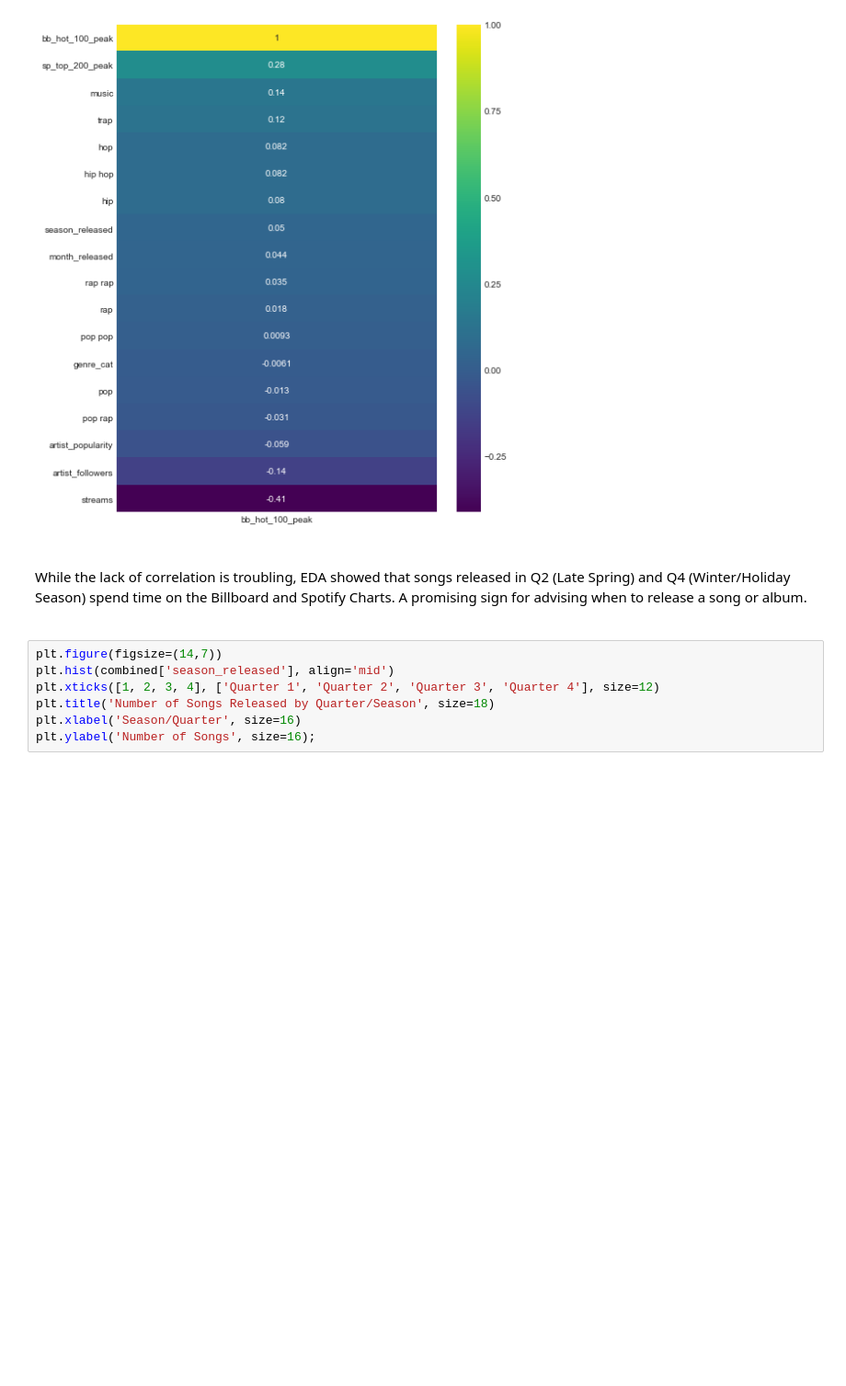
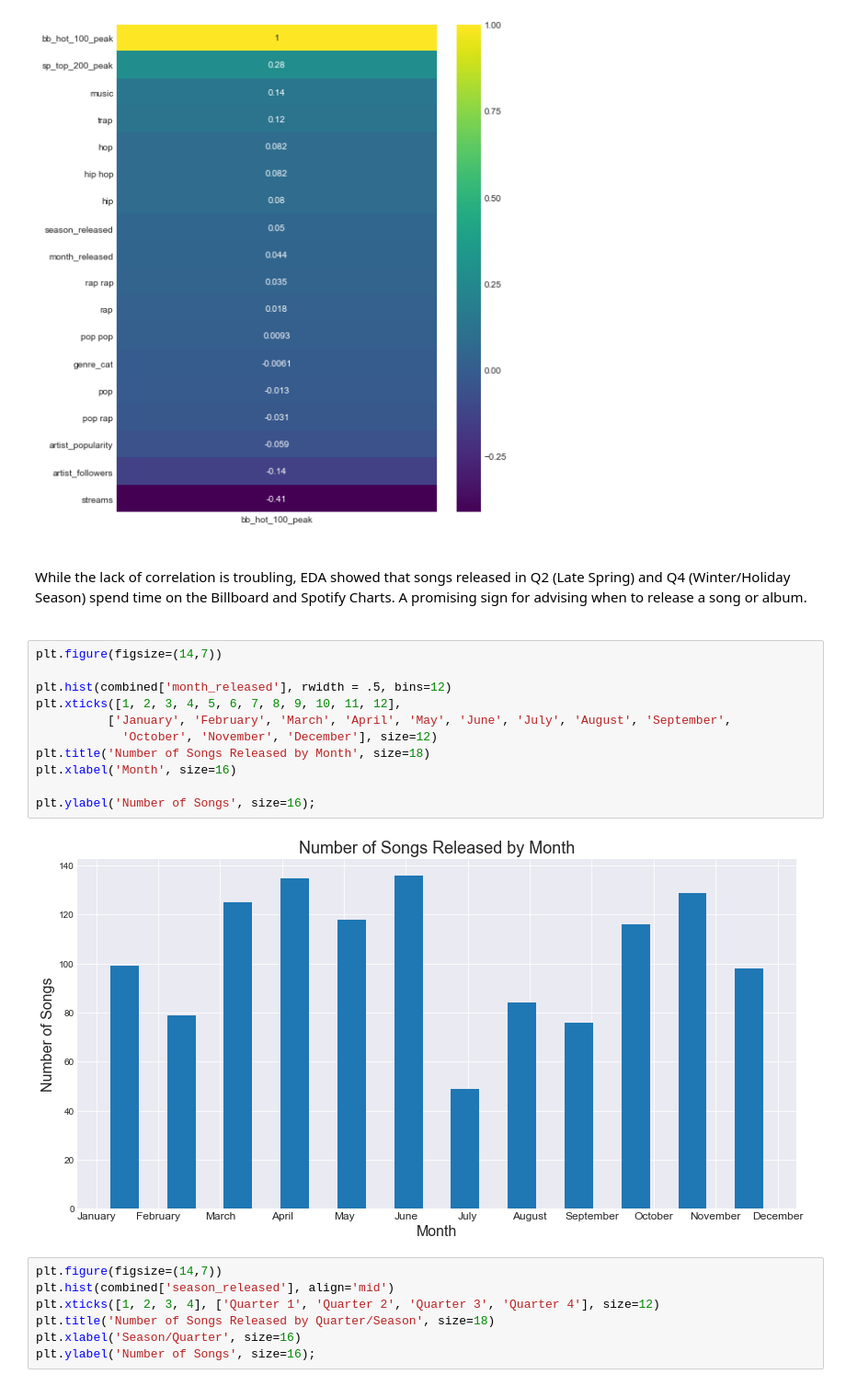
Before and after one commit to nealmanahan/predicting_song_release_date, a Jupyter notebook: 03_analysis_and_modeling.ipynb, the cells around one changed output. Shown at 92% size. Drawn from its saved outputs; the diff is of its cells as text; blank space fills up the shorter version.

```diff
--- a/03_analysis_and_modeling.ipynb
+++ b/03_analysis_and_modeling.ipynb
@@ -116,6 +116,19 @@ sns.heatmap(combined.corr()[['bb_hot_100_peak']].sort_values('bb_hot_100_peak',
 While the lack of correlation is troubling, EDA showed that songs released in Q2 (Late Spring) and Q4 (Winter/Holiday Season) spend time on the Billboard and Spotify Charts. A promising sign for advising when to release a song or album.
 <br>
 <br>
+# %%
+plt.figure(figsize=(14,7))
+
+plt.hist(combined['month_released'], rwidth = .5, bins=12)
+plt.xticks([1, 2, 3, 4, 5, 6, 7, 8, 9, 10, 11, 12],
+          ['January', 'February', 'March', 'April', 'May', 'June', 'July', 'August', 'September',
+            'October', 'November', 'December'], size=12)
+plt.title('Number of Songs Released by Month', size=18)
+plt.xlabel('Month', size=16)
+
+plt.ylabel('Number of Songs', size=16);
+# %% [output]
+[figure, added]
 # %%
 plt.figure(figsize=(14,7))
 plt.hist(combined['season_released'], align='mid')
```
Also changed, not shown: parts of 5 cells of this notebook, 1 other file.
